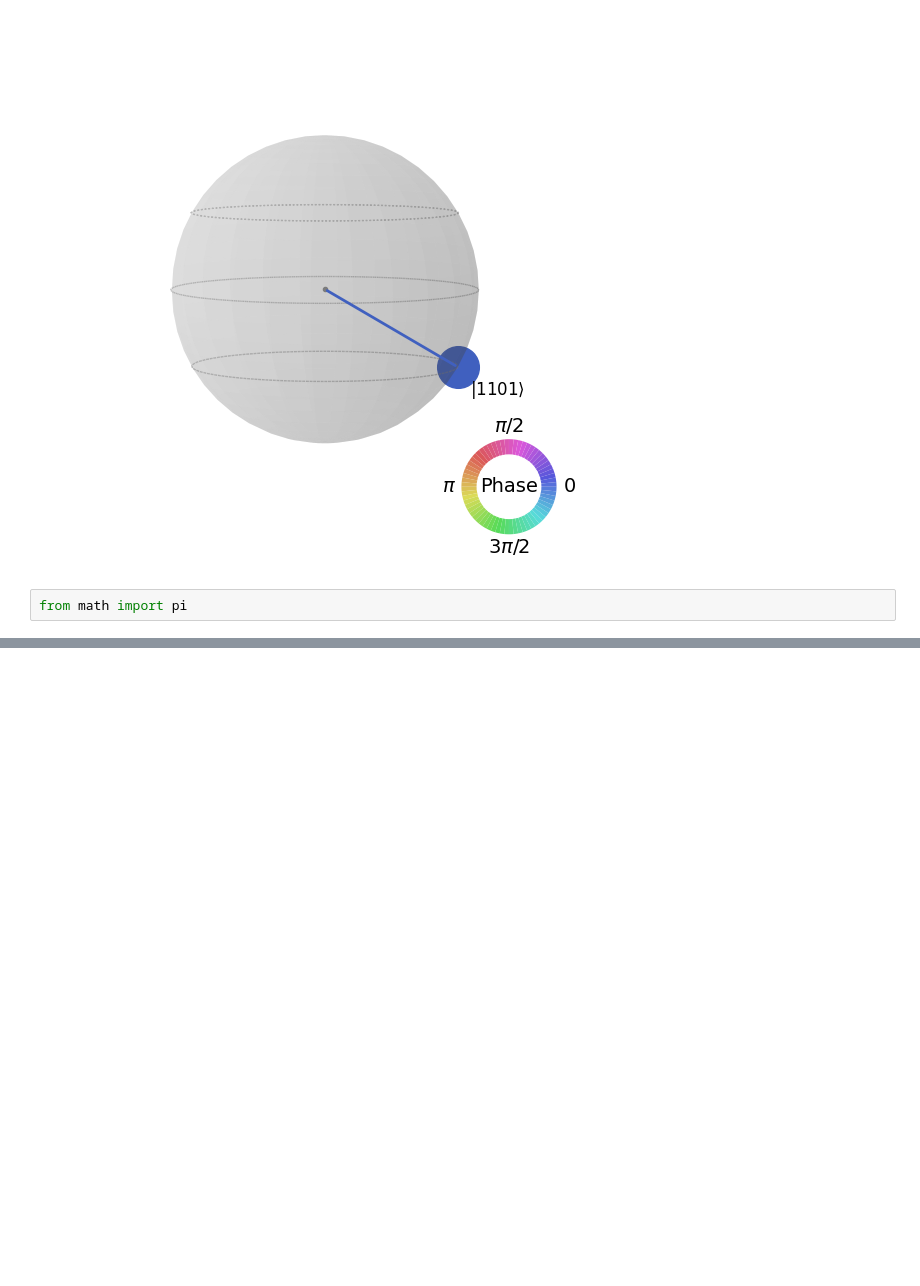
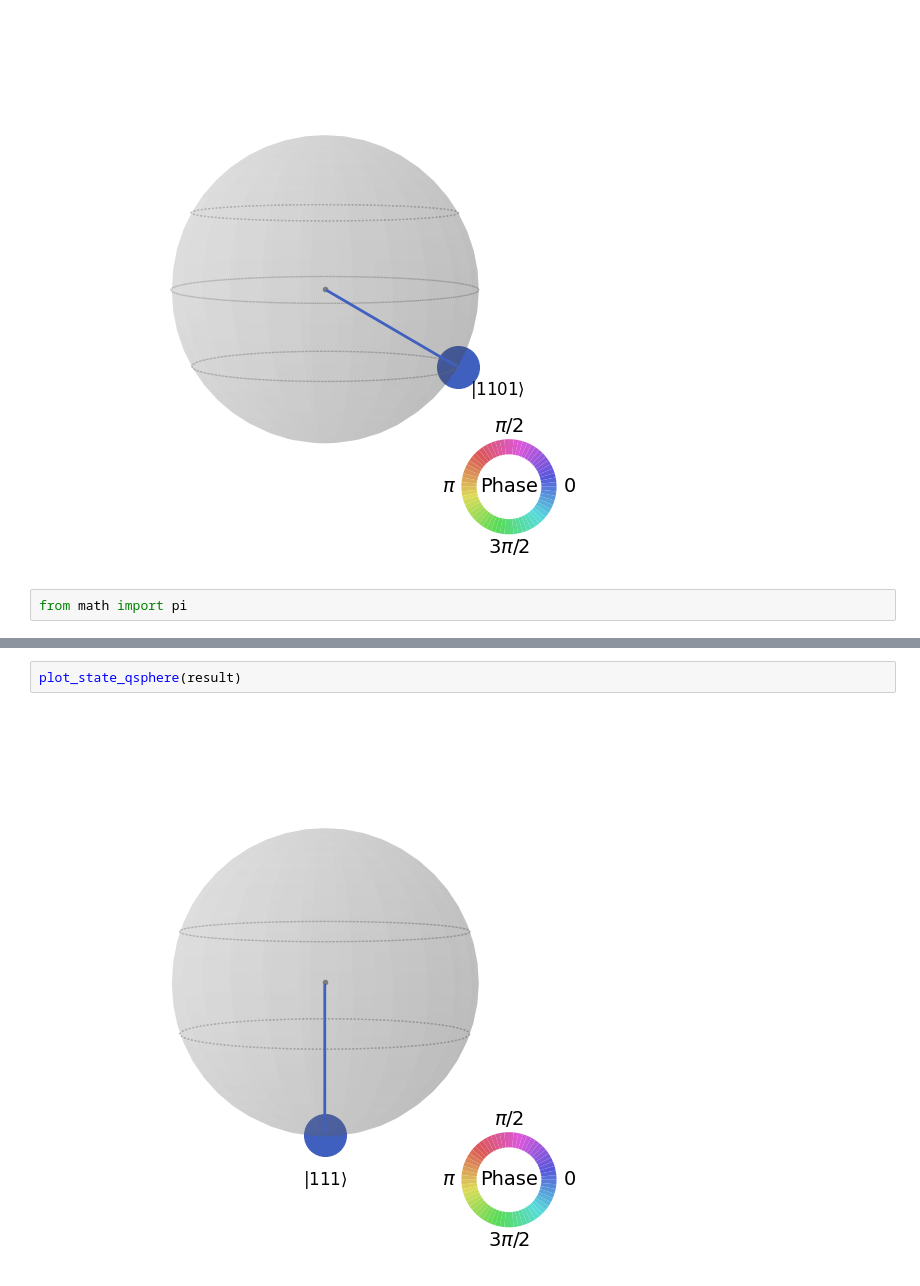
Before and after one commit to SAMANTA1401/Q_computing, a Jupyter notebook: qiskit/experiment.ipynb, the cells around one changed output, grey strips where cells are left out. Saved outputs shown, nothing was run; the diff lists cells and outputs as text; blank space fills up the shorter version.

```diff
--- a/qiskit/experiment.ipynb
+++ b/qiskit/experiment.ipynb
@@ -156,0 +205,4 @@ from math import pi
+# %%
+plot_state_qsphere(result)
+# %% [output]
+[figure, added]
```
Also changed, not shown: parts of 10 cells of this notebook.
